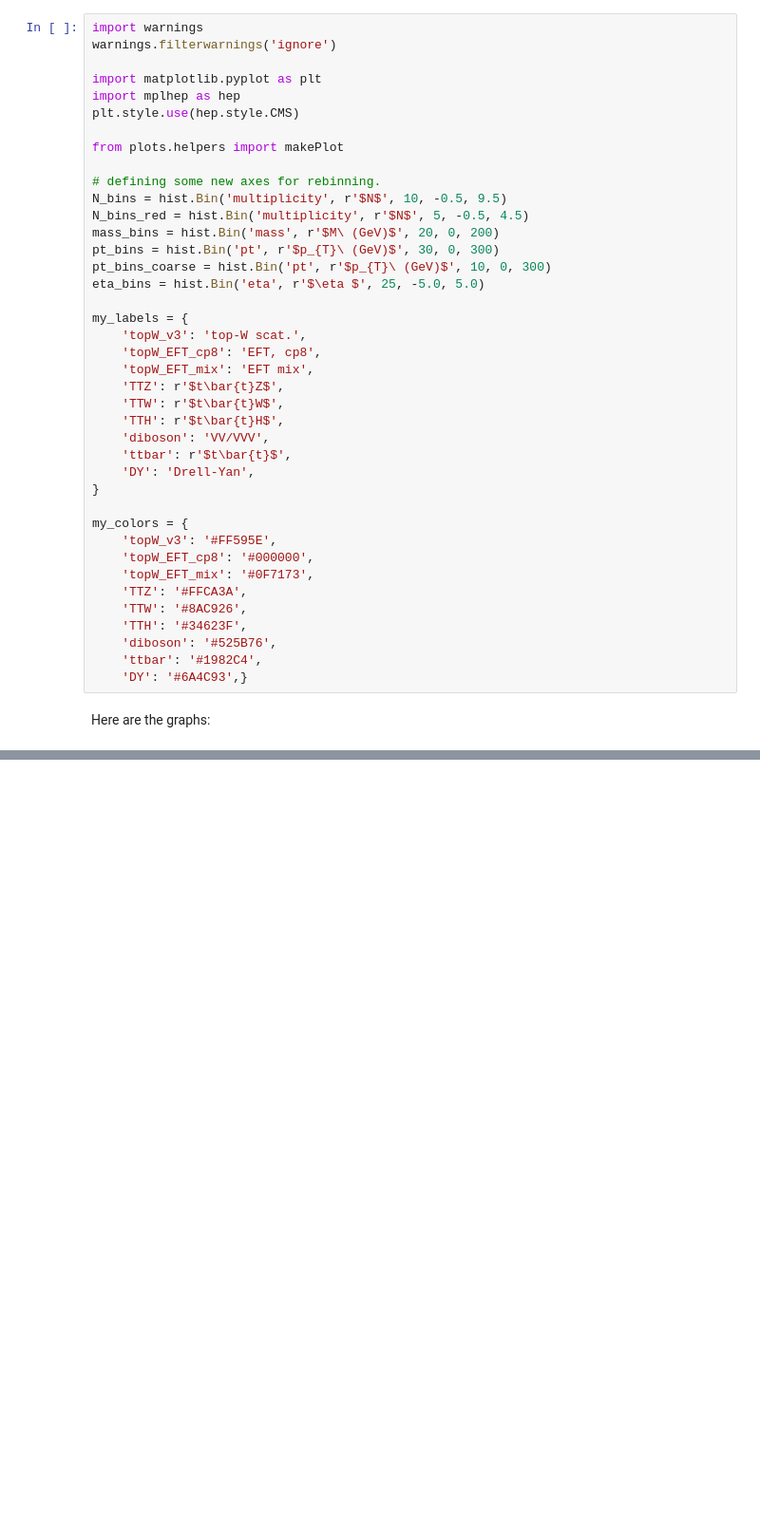
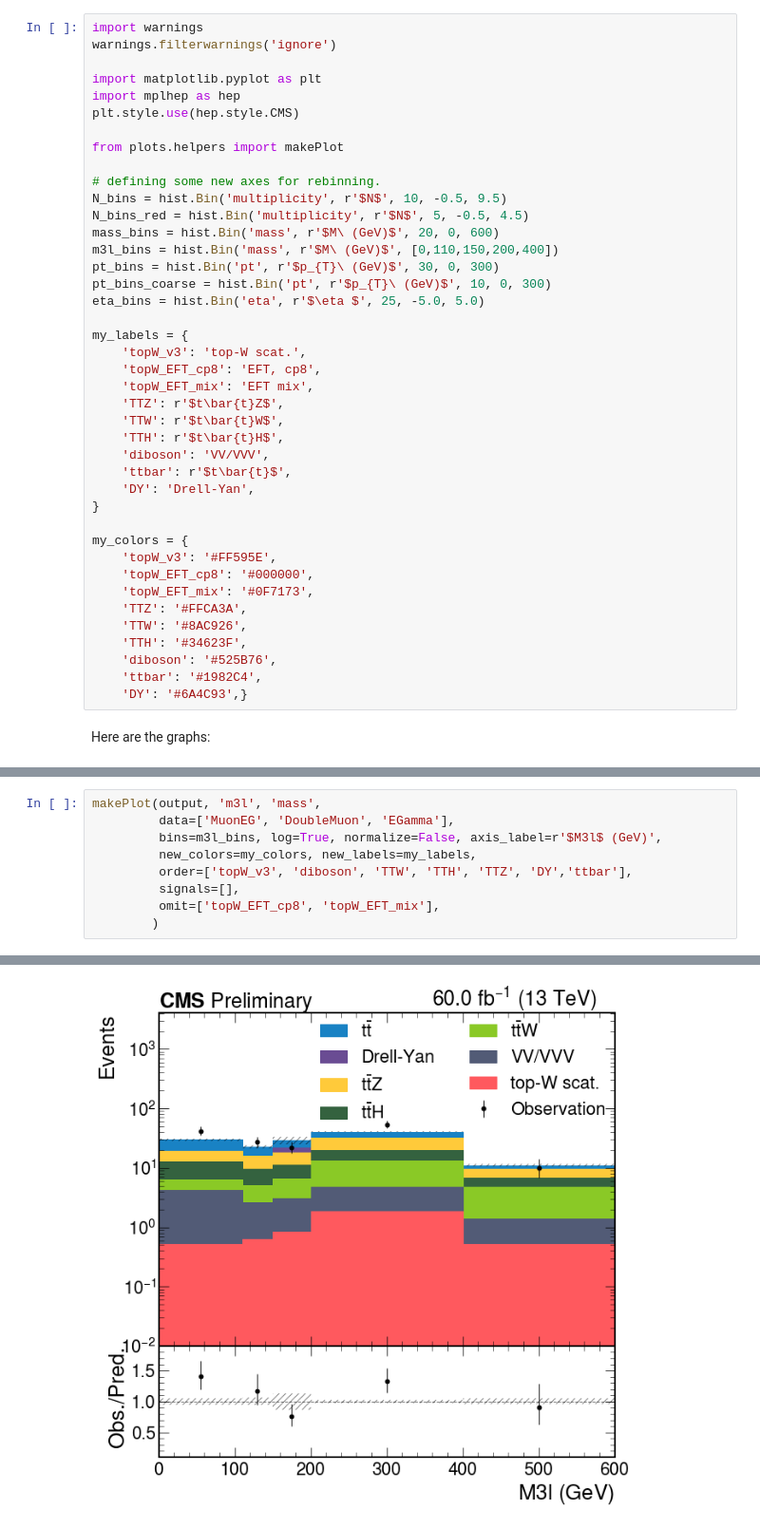
Before and after one commit to HaydenBronson/tW_scattering_dilep, a Jupyter notebook: notebooks/trilep_analysis.ipynb, the cells around one changed output, grey strips where cells are left out. Shown at 95% size. Drawn from its saved outputs; the diff is of its cells as text; blank space fills up the shorter version.

Commit message:
adding m3l plot

```diff
--- a/notebooks/trilep_analysis.ipynb
+++ b/notebooks/trilep_analysis.ipynb
@@ -163,7 +163,8 @@ from plots.helpers import makePlot
 # defining some new axes for rebinning.
 N_bins = hist.Bin('multiplicity', r'$N$', 10, -0.5, 9.5)
 N_bins_red = hist.Bin('multiplicity', r'$N$', 5, -0.5, 4.5)
-mass_bins = hist.Bin('mass', r'$M\ (GeV)$', 20, 0, 200)
+mass_bins = hist.Bin('mass', r'$M\ (GeV)$', 20, 0, 600)
+m3l_bins = hist.Bin('mass', r'$M\ (GeV)$', [0,110,150,200,400])
 pt_bins = hist.Bin('pt', r'$p_{T}\ (GeV)$', 30, 0, 300)
 pt_bins_coarse = hist.Bin('pt', r'$p_{T}\ (GeV)$', 10, 0, 300)
 eta_bins = hist.Bin('eta', r'$\eta $', 25, -5.0, 5.0)
@@ -313,0 +286,10 @@ Data: 3965.0 MC: 4255.49
+# %%
+makePlot(output, 'm3l', 'mass',
+         data=['MuonEG', 'DoubleMuon', 'EGamma'],
+         bins=m3l_bins, log=True, normalize=False, axis_label=r'$M3l$ (GeV)',
+         new_colors=my_colors, new_labels=my_labels,
+         order=['topW_v3', 'diboson', 'TTW', 'TTH', 'TTZ', 'DY','ttbar'],
+         signals=[],
+         omit=['topW_EFT_cp8', 'topW_EFT_mix'],
+        )
+# %% [output]
@@ -313,0 +298 @@ Data: 3965.0 MC: 4255.49
+[figure, added]
```
Also changed, not shown: parts of 14 cells of this notebook, 3 other files.
